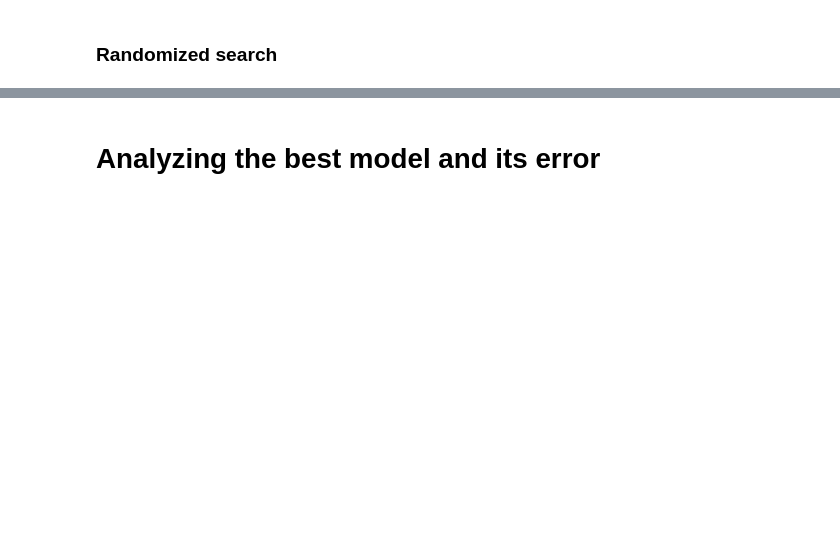
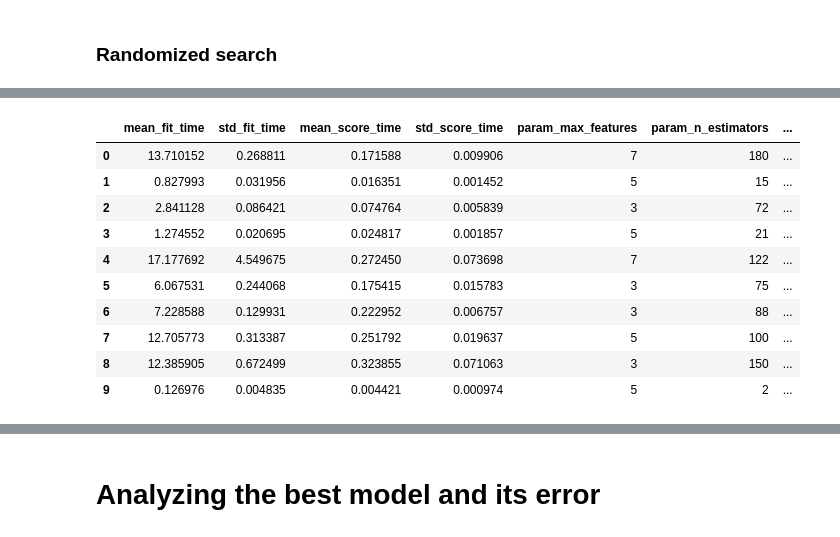
Before and after one commit to dangtna1/California-housing-price, a Jupyter notebook: California-housing-price.ipynb, the cells around one changed output, grey strips where cells are left out. Drawn from its saved outputs; the diff is of its cells as text; code cells hidden in the pictures; blank space fills up the shorter version.

Commit message:
try using SVR and randomizedSearchCV to fine-tune

```diff
--- a/California-housing-price.ipynb
+++ b/California-housing-price.ipynb
@@ -579,0 +584,4 @@ Standard deviation:  766.1447239640261
+# %%
+svm_reg = SVR(kernel='linear', C=100, gamma=50)
+svm_reg.fit(housing_prepared, housing_labels)
+svm_scores = cross_val_score(svm_reg, housing_prepared, housing_labels, scoring='neg_mean_squared_error', cv=2)
@@ -696,2 +728,17 @@ for mean_score, params in zip(cvres['mean_test_score'], cvres['params']):
 # %% [markdown]
 ### Randomized search
+# %%
+params_distribs = {
+    'n_estimators': stats.randint(low=1, high=200),
+    'max_features': stats.randint(low = 1, high = 8)
+}
+rnd_search = RandomizedSearchCV(
+    forest_reg,
+    param_distributions=params_distribs,
+    n_iter=10,
+    cv=5,
+    scoring='neg_mean_squared_error',
+    random_state=42
+)
+
+rnd_search.fit(housing_prepared, housing_labels)
@@ -697,0 +763,14 @@ for mean_score, params in zip(cvres['mean_test_score'], cvres['params']):
+# %%
+display(pd.DataFrame(rnd_search.cv_results_))
+# %% [output]
+|  | mean_fit_time | std_fit_time | mean_score_time | std_score_time | param_max_features | param_n_estimators | ... |
+| 0 | 13.710152 | 0.268811 | 0.171588 | 0.009906 | 7 | 180 | ... |
+| 1 | 0.827993 | 0.031956 | 0.016351 | 0.001452 | 5 | 15 | ... |
+| 2 | 2.841128 | 0.086421 | 0.074764 | 0.005839 | 3 | 72 | ... |
+| 3 | 1.274552 | 0.020695 | 0.024817 | 0.001857 | 5 | 21 | ... |
+| 4 | 17.177692 | 4.549675 | 0.272450 | 0.073698 | 7 | 122 | ... |
+| 5 | 6.067531 | 0.244068 | 0.175415 | 0.015783 | 3 | 75 | ... |
+| 6 | 7.228588 | 0.129931 | 0.222952 | 0.006757 | 3 | 88 | ... |
+| 7 | 12.705773 | 0.313387 | 0.251792 | 0.019637 | 5 | 100 | ... |
+| 8 | 12.385905 | 0.672499 | 0.323855 | 0.071063 | 3 | 150 | ... |
+| 9 | 0.126976 | 0.004835 | 0.004421 | 0.000974 | 5 | 2 | ... |
```
Also changed, not shown: parts of 18 cells of this notebook, 1 other file.
